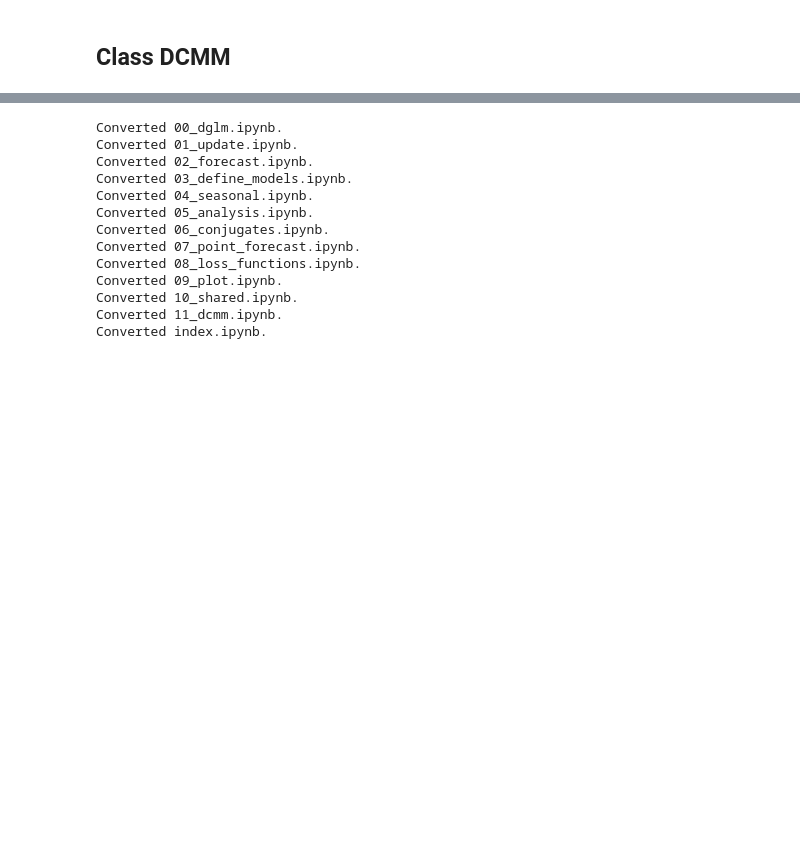
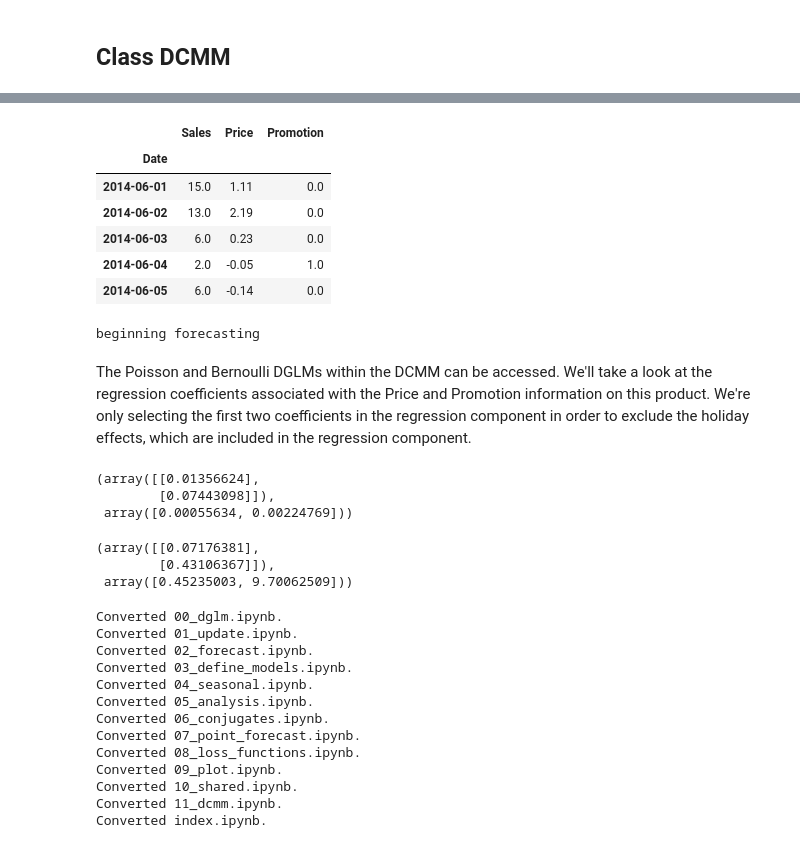
Before and after one commit to lavinei/pybats_nbdev, a Jupyter notebook: nbs/11_dcmm.ipynb, the cells around one changed output, grey strips where cells are left out. Cells and saved outputs as stored; diff of their text form; code cells hidden in the pictures; blank space fills up the shorter version.

Commit message:
dcmm

```diff
--- a/nbs/11_dcmm.ipynb
+++ b/nbs/11_dcmm.ipynb
@@ -310,0 +327,19 @@ class dcmm:
+# %%
+import pandas as pd
+import numpy as np
+
+from pybats_nbdev.shared import load_sales_example2
+from pybats_nbdev.analysis import analysis_dcmm
+from pandas.tseries.holiday import USFederalHolidayCalendar
+
+
+data = load_sales_example2()
+data.head()
+# %% [output]
+|  | Sales | Price | Promotion |
+| Date |  |  |  |
+| 2014-06-01 | 15.0 | 1.11 | 0.0 |
+| 2014-06-02 | 13.0 | 2.19 | 0.0 |
+| 2014-06-03 | 6.0 | 0.23 | 0.0 |
+| 2014-06-04 | 2.0 | -0.05 | 1.0 |
+| 2014-06-05 | 6.0 | -0.14 | 0.0 |
@@ -311,3 +353,27 @@ class dcmm:
+# %%
+mod, samples = analysis_dcmm(data['Sales'].values, data[['Price', 'Promotion']].values,
+                             prior_length, k, forecast_start, forecast_end,
+                             nsamps=forecast_samps,
+                             seasPeriods=[7], seasHarmComponents=[[1,2,3]],
+                             dates=data.index, holidays=USFederalHolidayCalendar.rules,
+                             rho=rho,
+                             ret = ['model', 'forecast'])
+# %% [output]
+beginning forecasting
+# %% [markdown]
+The Poisson and Bernoulli DGLMs within the DCMM can be accessed. We'll take a look at the regression coefficients associated with the Price and Promotion information on this product. We're only selecting the first two coefficients in the regression component in order to exclude the holiday effects, which are included in the regression component.
+# %%
+mod.pois_mod.a[mod.pois_mod.iregn[:2]], mod.pois_mod.R.diagonal()[mod.pois_mod.iregn[:2]]
+# %% [output]
+(array([[0.01356624],
+        [0.07443098]]),
+ array([0.00055634, 0.00224769]))
+# %%
+mod.bern_mod.a[mod.bern_mod.iregn[:2]], mod.bern_mod.R.diagonal()[mod.pois_mod.iregn[:2]]
+# %% [output]
+(array([[0.07176381],
+        [0.43106367]]),
+ array([0.45235003, 9.70062509]))
 # %%
 #hide
 from nbdev.export import notebook2script
```
Also changed, not shown: parts of 4 cells of this notebook, 8 other files.
